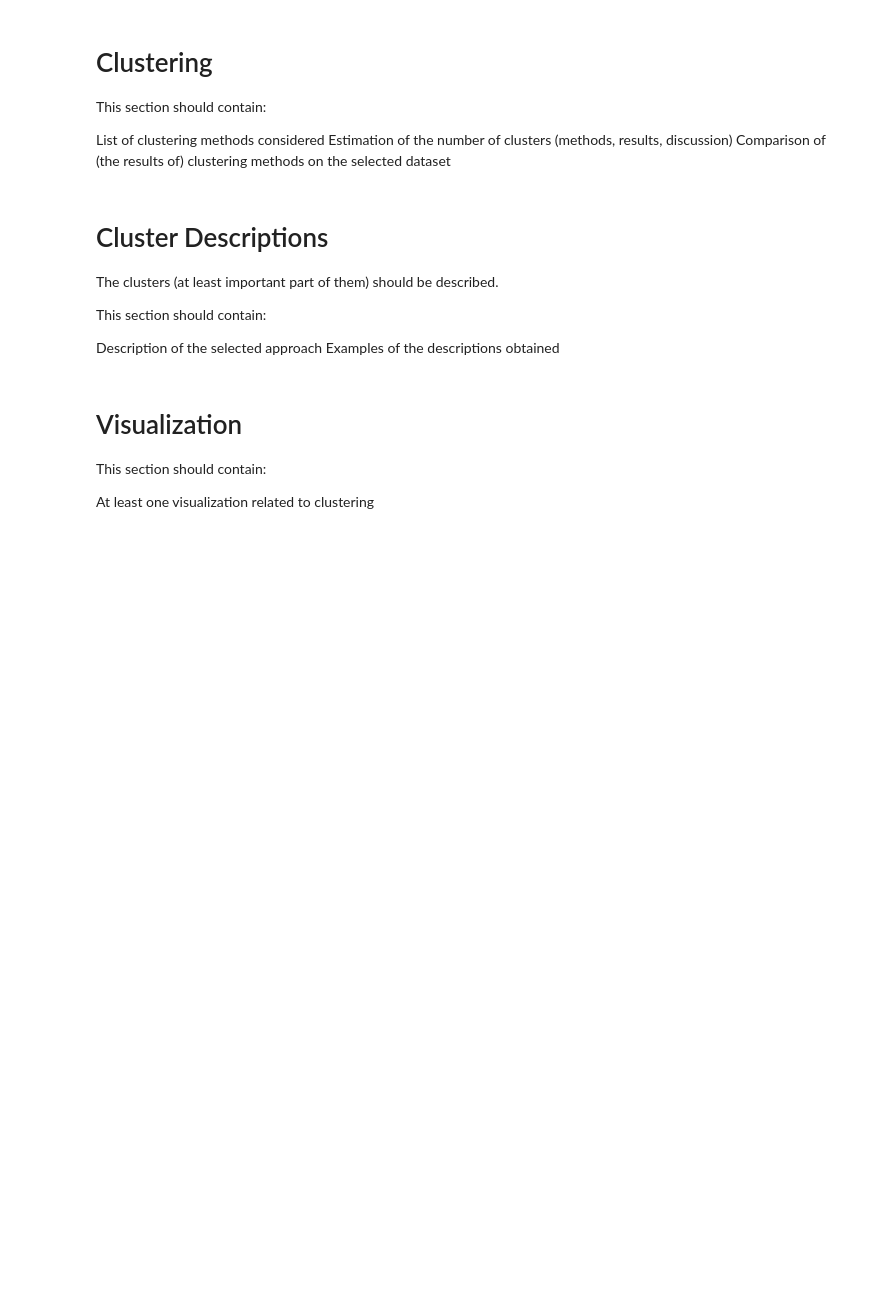
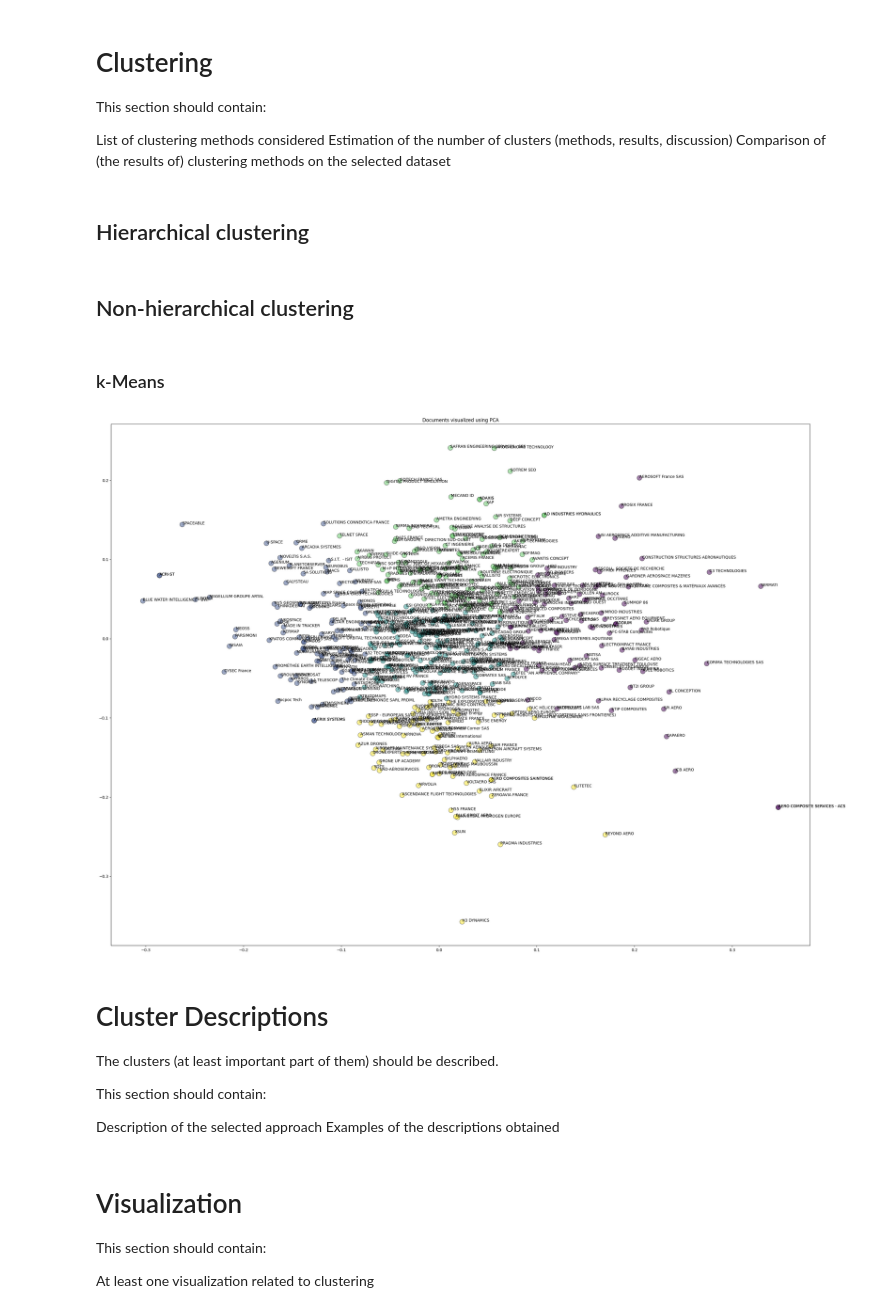
Before and after one commit to otabrzak/text-analytics-1-coursework, a Jupyter notebook: coursework.ipynb, the cells around one changed output. Cells and saved outputs as stored; diff of their text form; code cells hidden in the pictures; blank space fills up the shorter version.

Commit message:
Started PCA and clustering

```diff
--- a/coursework.ipynb
+++ b/coursework.ipynb
@@ -121,0 +95,10 @@ tfidf_df # type: ignore
+# %%
+pca = PCA(n_components=2)
+reduced_data = pca.fit_transform(tfidf_df)
+
+plt.figure(figsize=(32, 24))
+plt.scatter(reduced_data[:, 0], reduced_data[:, 1], c='blue', edgecolors='k', s=150, alpha=0.5)
+for i, filename in enumerate(names):
+    plt.annotate(filename, (reduced_data[i, 0], reduced_data[i, 1]))
+plt.title("Documents visualized using PCA")
+plt.show()
@@ -127,3 +129,5 @@ This section should contain:
 List of clustering methods considered
 Estimation of the number of clusters (methods, results, discussion)
 Comparison of (the results of) clustering methods on the selected dataset
+# %% [markdown]
+## Hierarchical clustering
@@ -129,0 +149,4 @@ Comparison of (the results of) clustering methods on the selected dataset
+# %% [markdown]
+## Non-hierarchical clustering
+# %% [markdown]
+### k-Means
@@ -130,3 +169,15 @@ Comparison of (the results of) clustering methods on the selected dataset
+# %%
+kmeans = KMeans(n_clusters=5)
+clusters = kmeans.fit_predict(reduced_data)
+
+plt.figure(figsize=(32, 24))
+plt.scatter(reduced_data[:, 0], reduced_data[:, 1], c=clusters, edgecolors='k', s=150, alpha=0.5)
+for i, filename in enumerate(names):
+    plt.annotate(filename, (reduced_data[i, 0], reduced_data[i, 1]))
+plt.title("Documents visualized using PCA")
+plt.show()
+# %% [output]
+[figure, added]
 # %% [markdown]
 
 # Cluster Descriptions
```
Also changed, not shown: parts of 11 cells of this notebook.
